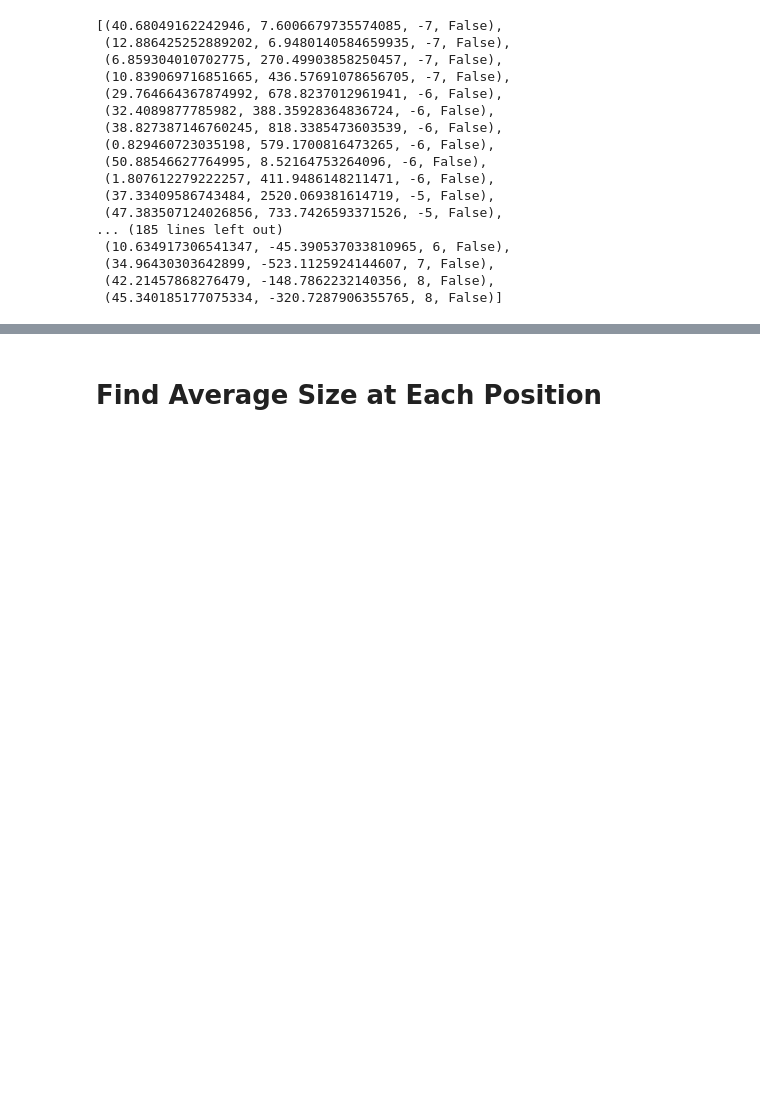
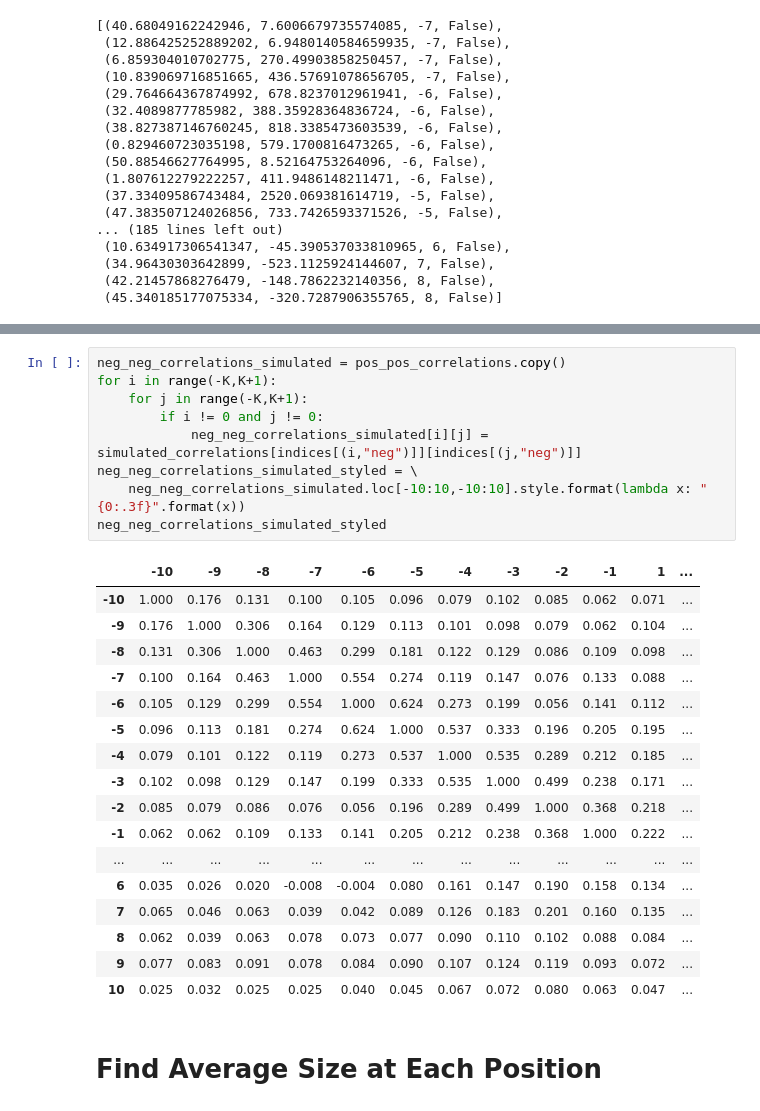
Before and after one commit to aw21/Thesis, a Jupyter notebook: Correlations.ipynb, the cells around one changed output, grey strips where cells are left out. Drawn from its saved outputs; the diff is of its cells as text; blank space fills up the shorter version.

```diff
--- a/Correlations.ipynb
+++ b/Correlations.ipynb
@@ -557,3 +634,30 @@ events
+# %%
+neg_neg_correlations_simulated = pos_pos_correlations.copy()
+for i in range(-K,K+1):
+    for j in range(-K,K+1):
+        if i != 0 and j != 0:
+            neg_neg_correlations_simulated[i][j] = simulated_correlations[indices[(i,"neg")]][indices[(j,"neg")]]
+neg_neg_correlations_simulated_styled = \
+    neg_neg_correlations_simulated.loc[-10:10,-10:10].style.format(lambda x: "{0:.3f}".format(x))
+neg_neg_correlations_simulated_styled
+# %% [output]
+|  | -10 | -9 | -8 | -7 | -6 | -5 | -4 | -3 | -2 | -1 | 1 | ... |
+| -10 | 1.000 | 0.176 | 0.131 | 0.100 | 0.105 | 0.096 | 0.079 | 0.102 | 0.085 | 0.062 | 0.071 | ... |
+| -9 | 0.176 | 1.000 | 0.306 | 0.164 | 0.129 | 0.113 | 0.101 | 0.098 | 0.079 | 0.062 | 0.104 | ... |
+| -8 | 0.131 | 0.306 | 1.000 | 0.463 | 0.299 | 0.181 | 0.122 | 0.129 | 0.086 | 0.109 | 0.098 | ... |
+| -7 | 0.100 | 0.164 | 0.463 | 1.000 | 0.554 | 0.274 | 0.119 | 0.147 | 0.076 | 0.133 | 0.088 | ... |
+| -6 | 0.105 | 0.129 | 0.299 | 0.554 | 1.000 | 0.624 | 0.273 | 0.199 | 0.056 | 0.141 | 0.112 | ... |
+| -5 | 0.096 | 0.113 | 0.181 | 0.274 | 0.624 | 1.000 | 0.537 | 0.333 | 0.196 | 0.205 | 0.195 | ... |
+| -4 | 0.079 | 0.101 | 0.122 | 0.119 | 0.273 | 0.537 | 1.000 | 0.535 | 0.289 | 0.212 | 0.185 | ... |
+| -3 | 0.102 | 0.098 | 0.129 | 0.147 | 0.199 | 0.333 | 0.535 | 1.000 | 0.499 | 0.238 | 0.171 | ... |
+| -2 | 0.085 | 0.079 | 0.086 | 0.076 | 0.056 | 0.196 | 0.289 | 0.499 | 1.000 | 0.368 | 0.218 | ... |
+| -1 | 0.062 | 0.062 | 0.109 | 0.133 | 0.141 | 0.205 | 0.212 | 0.238 | 0.368 | 1.000 | 0.222 | ... |
+| ... | ... | ... | ... | ... | ... | ... | ... | ... | ... | ... | ... | ... |
+| 6 | 0.035 | 0.026 | 0.020 | -0.008 | -0.004 | 0.080 | 0.161 | 0.147 | 0.190 | 0.158 | 0.134 | ... |
+| 7 | 0.065 | 0.046 | 0.063 | 0.039 | 0.042 | 0.089 | 0.126 | 0.183 | 0.201 | 0.160 | 0.135 | ... |
+| 8 | 0.062 | 0.039 | 0.063 | 0.078 | 0.073 | 0.077 | 0.090 | 0.110 | 0.102 | 0.088 | 0.084 | ... |
+| 9 | 0.077 | 0.083 | 0.091 | 0.078 | 0.084 | 0.090 | 0.107 | 0.124 | 0.119 | 0.093 | 0.072 | ... |
+| 10 | 0.025 | 0.032 | 0.025 | 0.025 | 0.040 | 0.045 | 0.067 | 0.072 | 0.080 | 0.063 | 0.047 | ... |
 # %% [markdown]
 # Find Average Size at Each Position
 # %%
```
Also changed, not shown: parts of 14 cells of this notebook.
